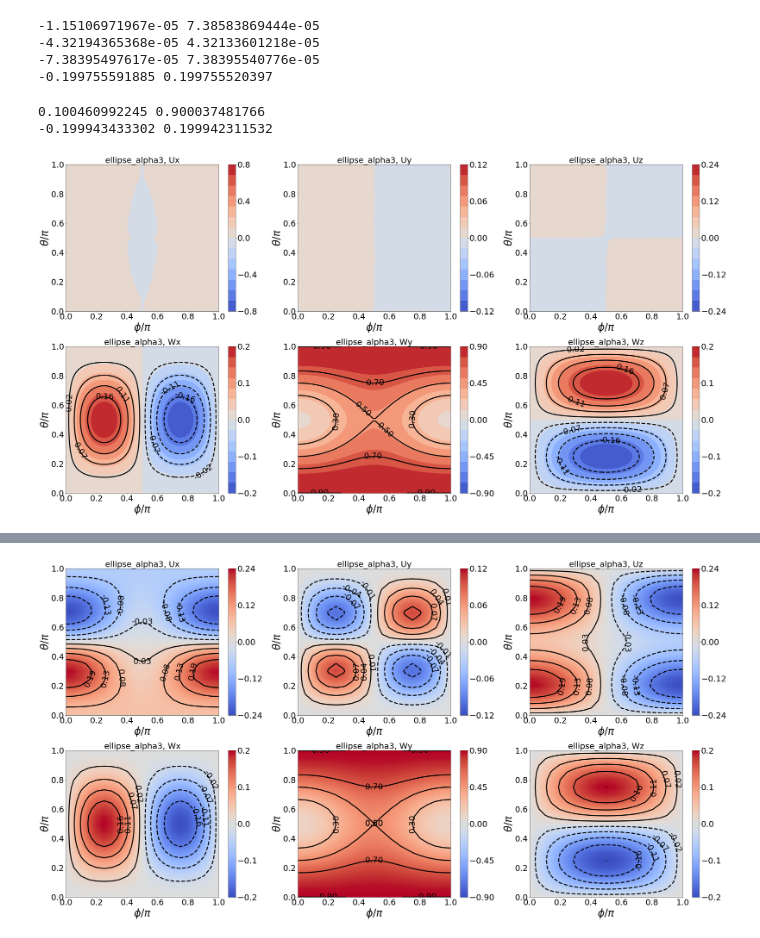
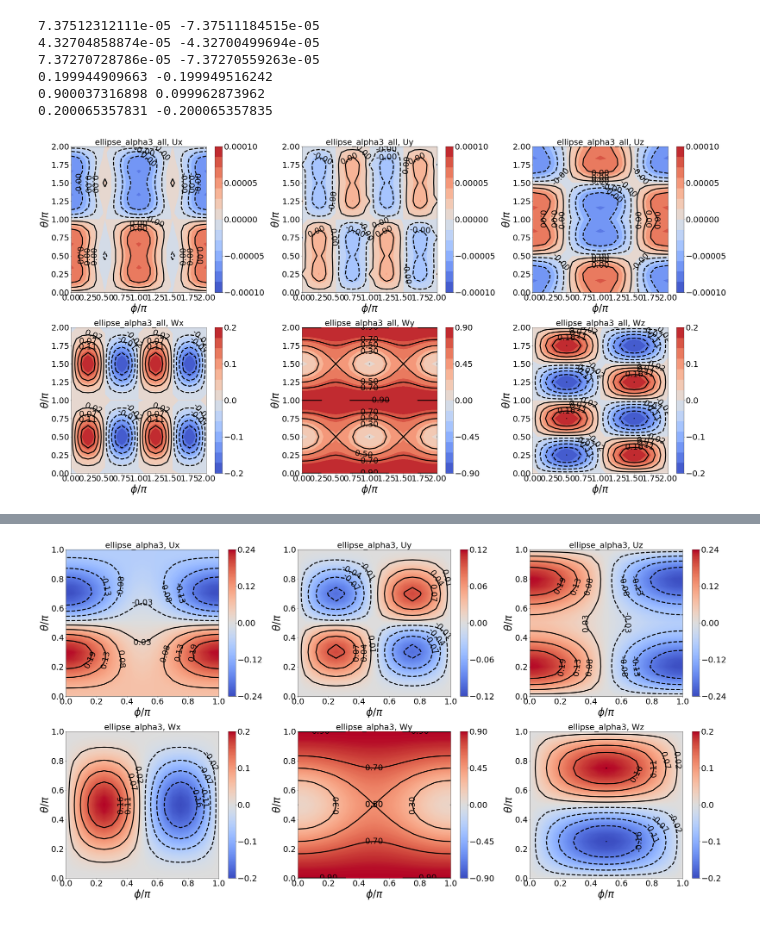
Before and after one commit to pcmagic/stokes_flow, a Jupyter notebook: head_Force/loop_table/main_show_ellipse.ipynb, the cells around one changed output, grey strips where cells are left out. Cells and saved outputs as stored; diff of their text form; code cells hidden in the pictures.

Commit message:
table method for object in flow

```diff
--- a/head_Force/loop_table/main_show_ellipse.ipynb
+++ b/head_Force/loop_table/main_show_ellipse.ipynb
@@ -114,13 +114,12 @@ def read_data_psi(psi_dir, tcenter):
         norm_phi = mat_contents['norm_phi'].flatten()
         norm_psi = np.nan
         norm_theta = mat_contents['norm_theta'].flatten()
-
-        #dbg
-        t_max = np.max(ecoli_nodes, axis=0)
-        t_min = np.min(ecoli_nodes, axis=0)
-        ecoli_center = (t_max - t_min) / 2 + t_min
-        ecoli_U = ecoli_U - np.hstack((planeShearRate[0] * ecoli_center[2], np.zeros(5)))
-
+#         #dbg
+#         t_max = np.max(ecoli_nodes, axis=0)
+#         t_min = np.min(ecoli_nodes, axis=0)
+#         ecoli_center = (t_max - t_min) / 2 + t_min
+#         ecoli_U = ecoli_U - np.hstack((planeShearRate[0] * ecoli_center[2], np.zeros(5)))
+#         #dbg end
         ecoli_U_list.append(ecoli_U)
         ecoli_norm_list.append(ecoli_norm)
         ecoli_center_list.append(ecoli_center)
@@ -132,7 +131,8 @@ def read_data_psi(psi_dir, tcenter):
         t0 = r0 - n0
         ecoli_lateral_norm_list.append(t0 / np.linalg.norm(t0))
         # dbg
-        ecoli_nodes_list.append(ecoli_nodes)
+#         ecoli_nodes_list.append(ecoli_nodes)
+#         #dbg end
 
     ecoli_U = np.vstack(ecoli_U_list)
     ecoli_norm = np.vstack(ecoli_norm_list)
@@ -160,7 +160,8 @@ def read_data_psi(psi_dir, tcenter):
 %matplotlib inline
 
 importlib.reload(spf)
-psi_dir = '/home/zhangji/stokes_flow_master/head_Force/loop_table/ellipse_alpha3'
+# psi_dir = '/home/zhangji/stokes_flow_master/head_Force/loop_table/ellipse_alpha3'
+psi_dir = '/home/zhangji/stokes_flow_master/head_Force/loop_table/ellipse_alpha3_all'
 tcenter = np.zeros(3)
 
 ecoli_U, ecoli_norm, ecoli_center, ecoli_lateral_norm, norm_tpp, \
@@ -186,48 +187,52 @@ norm_phi = norm_tpp[:, 1]
 norm_psi = norm_tpp[:, 2]
 use_theta = np.unique(norm_theta)
 use_phi = np.unique(norm_phi)
 use_psi = np.unique(norm_psi)
 n_theat, n_phi, n_psi = use_theta.size, use_phi.size, use_psi.size
+ui_list = [data.ecoli_U0.unstack()[0].unstack(),
+           data.ecoli_U1.unstack()[0].unstack(),
+           data.ecoli_U2.unstack()[0].unstack(),
+           data.ecoli_U3.unstack()[0].unstack(),
+           data.ecoli_U4.unstack()[0].unstack(),
+           data.ecoli_U5.unstack()[0].unstack(), ]
 
 fig = plt.figure(figsize=(38, 20))
 fig.patch.set_facecolor('white')
 ax0 = fig.add_subplot(2, 3, 1)
 ax1 = fig.add_subplot(2, 3, 2)
 ax2 = fig.add_subplot(2, 3, 3)
 ax3 = fig.add_subplot(2, 3, 4)
 ax4 = fig.add_subplot(2, 3, 5)
 ax5 = fig.add_subplot(2, 3, 6)
 for axi, ui, zlabeli, (vmin, vmax) in zip((ax0, ax1, ax2, ax3, ax4, ax5),
-                                            ecoli_U.T,
+                                            ui_list,
                                             ('Ux', 'Uy', 'Uz', 'Wx', 'Wy', 'Wz'),
-                                            ((-0.8, 0.8), (-0.12, 0.12), (-0.24, 0.24),
+                                            ((-1e-4, 1e-4), (-1e-4, 1e-4), (-1e-4, 1e-4),
                                              (-0.2, 0.2), (-0.9, 0.9), (-0.2, 0.2))):
-    print(ui.min(), ui.max())
+    print(np.nanmax(ui.values), np.nanmin(ui.values), )
+    tx = ui.index.values
+    ty = ui.columns.values
     plt.sca(axi)
     ticks = np.linspace(vmin, vmax, 15)
-    im = axi.contourf(norm_tpp[:, 1].reshape((n_theat, n_phi)) / np.pi,
-                      norm_tpp[:, 0].reshape((n_theat, n_phi)) / np.pi,
-                      ui.reshape((n_theat, n_phi)), ticks,
-                      cmap=cm.coolwarm)
+    im = axi.contourf(ui.index.values / np.pi, ui.columns.values / np.pi, ui.values,
+                      ticks, cmap=cm.coolwarm)
     ticks = np.linspace(vmin, vmax, 5)
     fig.colorbar(im, ticks=ticks, ax=axi).ax.tick_params(labelsize=fontsize*0.8)
     ticks = np.linspace(vmin, vmax, 10)
-    im = axi.contour(norm_tpp[:, 1].reshape((n_theat, n_phi)) / np.pi,
-                     norm_tpp[:, 0].reshape((n_theat, n_phi)) / np.pi,
-                     ui.reshape((n_theat, n_phi)), ticks,
-                      linewidths=fontsize*0.1, colors='k')
+    im = axi.contour(ui.index.values / np.pi, ui.columns.values / np.pi, ui.values,
+                     ticks, linewidths=fontsize*0.1, colors='k')
     plt.clabel(im, fmt='%4.2f', colors='k', fontsize=fontsize*0.8, inline=0, rightside_up=1)
     axi.set_xlabel('$\\phi / \pi$', size=fontsize)
     axi.set_ylabel('$\\theta / \pi$', size=fontsize)
     axi.set_title('%s, %s' % (file_handle, zlabeli), size=fontsize*0.8)
     plt.xticks(fontsize=fontsize*0.8)
     plt.yticks(fontsize=fontsize*0.8)
 plt.tight_layout()
 # %% [output]
--1.15106971967e-05 7.38583869444e-05
--4.32194365368e-05 4.32133601218e-05
--7.38395497617e-05 7.38395540776e-05
--0.199755591885 0.199755520397
+7.37512312111e-05 -7.37511184515e-05
+4.32704858874e-05 -4.32700499694e-05
+7.37270728786e-05 -7.37270559263e-05
+0.199944909663 -0.199949516242
+0.900037316898 0.099962873962
+0.200065357831 -0.200065357835
-0.100460992245 0.900037481766
--0.199943433302 0.199942311532
-[figure, old version]
+[figure, new version]
```
Also changed, not shown: parts of 5 cells of this notebook, 11 other files.
